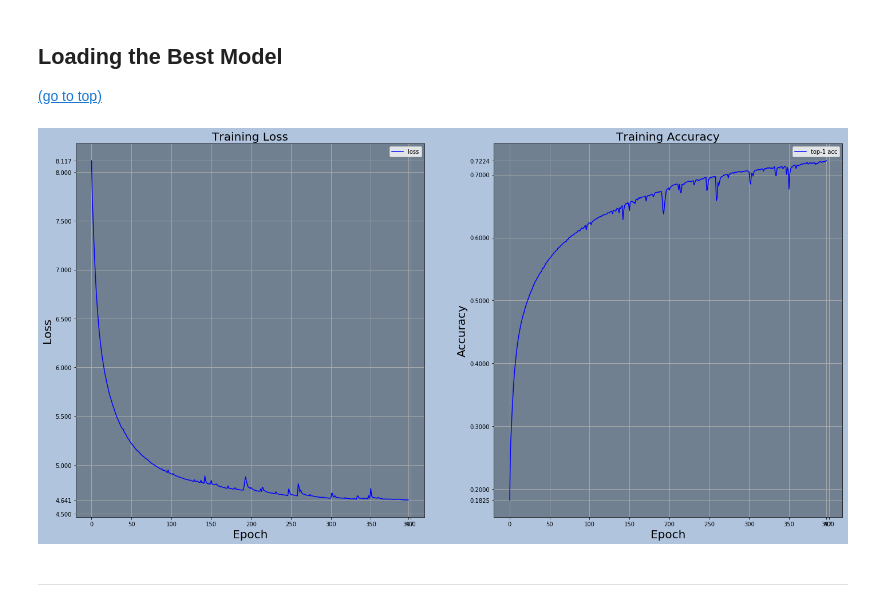
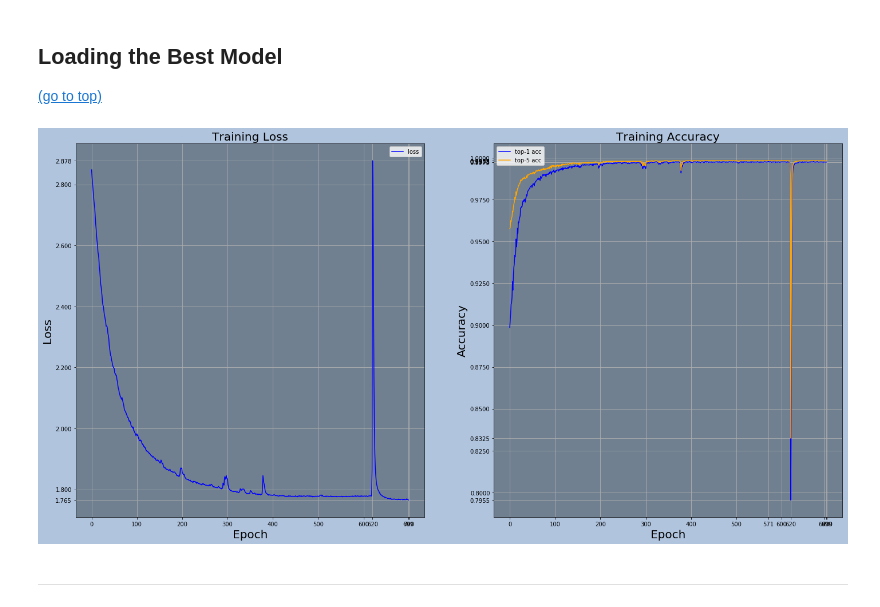
Before and after one commit to wytyang00/undertale_deltarune_soundtrack_generator, a Jupyter notebook: Undertale_Deltarune_Soundtrack_Generator.ipynb, the cells around one changed output. Drawn from its saved outputs; the diff is of its cells as text; code cells hidden in the pictures.

Commit message:
Visual Fix & Generation Fix

```diff
--- a/Undertale_Deltarune_Soundtrack_Generator.ipynb
+++ b/Undertale_Deltarune_Soundtrack_Generator.ipynb
@@ -448,7 +449,7 @@ torch.manual_seed(seed)
 
 batch_size = 8
 max_repeats = 15
-sequence_length = 200
+sequence_length = 300
 
 embedding_dim = 16
 hidden_dim = 256
@@ -468,7 +469,7 @@ device = torch.device('cuda' if torch.cuda.is_available() else 'cpu')
 print("Device:", device)
 print()
 
-ud_dataset = UndertaleDeltaruneDataset("./source/converted_texts", batch_size, max_repeats)
+ud_dataset = UndertaleDeltaruneDataset("./source/converted_texts/poc", batch_size, max_repeats)
 ud_loader = UDBatchLoader(ud_dataset, batch_size, sequence_length, False, True)
 
 model = UDNet(len(ud_dataset.tokens), embedding_dim, hidden_dim, dropout)
@@ -789,7 +803,7 @@ train(model, optimizer, criterion, n_epochs, device, ud_loader, lr_scheduler,
 ## Loading the Best Model
 [(go to top)](#Undertale-&-Deltarune-Soundtrack-Generator)
 # %%
-loaded_dict = torch.load("./temp/PoC_best.pth", map_location=device)
+loaded_dict = torch.load("./PoC_best.pth", map_location=device)
 history = loaded_dict['history']
 hyperparameters = loaded_dict['hyperparameters']
 model_dict = loaded_dict['model_dict']
@@ -812,8 +826,8 @@ axes[1].grid(True)
 axes[1].set_title("Training Accuracy", fontsize=fontsize)
 axes[1].set_xlabel("Epoch", fontsize=fontsize)
 axes[1].set_ylabel("Accuracy", fontsize=fontsize)
-axes[1].plot(history['epoch'], history['acc'], color='blue', label='top-1 acc')
-# axes[1].plot(history['epoch'], history['epoch'], color='orange', label='top-5 acc')
+axes[1].plot(history['epoch'], history['acc_1'], color='blue', label='top-1 acc')
+axes[1].plot(history['epoch'], history['acc_5'], color='orange', label='top-5 acc')
 axes[1].legend()
 
 xlim = axes[0].get_xlim()
@@ -825,63 +839,63 @@ index = len(history['loss']) - 1 - history['loss'][::-1].index(min(history['loss
 if index not in xticks:
     xticks.append(index)
 if history['epoch'][-1] not in xticks:
     xticks.append(history['epoch'][-1])
 axes[0].set_xticks(xticks)
 
 xlim = axes[1].get_xlim()
 xticks = [tick for tick in axes[1].get_xticks() if xlim[0] <= tick <= xlim[1]]
-index = len(history['acc']) - 1 - history['acc'][::-1].index(max(history['acc']))
+index = len(history['acc_1']) - 1 - history['acc_1'][::-1].index(max(history['acc_1']))
 if index not in xticks:
     xticks.append(index)
-index = len(history['acc']) - 1 - history['acc'][::-1].index(min(history['acc']))
+index = len(history['acc_1']) - 1 - history['acc_1'][::-1].index(min(history['acc_1']))
 if index not in xticks:
     xticks.append(index)
-# index = len(history['acc_5']) - 1 - history['acc_5'][::-1].index(max(history['acc_5']))
-# if index not in xticks:
-#     xticks.append(index)
-# index = len(history['acc_5']) - 1 - history['acc_5'][::-1].index(min(history['acc_5']))
-# if index not in xticks:
-#     xticks.append(index)
+index = len(history['acc_5']) - 1 - history['acc_5'][::-1].index(max(history['acc_5']))
+if index not in xticks:
+    xticks.append(index)
+index = len(history['acc_5']) - 1 - history['acc_5'][::-1].index(min(history['acc_5']))
+if index not in xticks:
+    xticks.append(index)
 if history['epoch'][-1] not in xticks:
     xticks.append(history['epoch'][-1])
 axes[1].set_xticks(xticks)
 
 ylim = axes[0].get_ylim()
 yticks = [tick for tick in axes[0].get_yticks() if ylim[0] <= tick <= ylim[1]]
 if max(history['loss']) not in yticks:
     yticks.append(max(history['loss']))
 if min(history['loss']) not in yticks:
     yticks.append(min(history['loss']))
 if history['loss'][-1] not in yticks:
     yticks.append(history['loss'][-1])
 axes[0].set_yticks(yticks)
 
 ylim = axes[1].get_ylim()
 yticks = [tick for tick in axes[1].get_yticks() if ylim[0] <= tick <= ylim[1]]
-if max(history['acc']) not in yticks:
-    yticks.append(max(history['acc']))
-if min(history['acc']) not in yticks:
-    yticks.append(min(history['acc']))
-if history['acc'][-1] not in yticks:
-    yticks.append(history['acc'][-1])
+if max(history['acc_1']) not in yticks:
+    yticks.append(max(history['acc_1']))
+if min(history['acc_1']) not in yticks:
+    yticks.append(min(history['acc_1']))
+if history['acc_1'][-1] not in yticks:
+    yticks.append(history['acc_1'][-1])
 axes[1].set_yticks(yticks);
-# ylim = axes[1].get_ylim()
-# yticks = [tick for tick in axes[1].get_yticks() if ylim[0] <= tick <= ylim[1]]
-# if max(history['acc_1']) not in yticks:
-#     yticks.append(max(history['acc_1']))
-# if min(history['acc_1']) not in yticks:
-#     yticks.append(min(history['acc_1']))
-# if history['acc_1'][-1] not in yticks:
-#     yticks.append(history['acc_1'][-1])
-# if max(history['acc_5']) not in yticks:
-#     yticks.append(max(history['acc_5']))
-# if min(history['acc_5']) not in yticks:
-#     yticks.append(min(history['acc_5']))
-# if history['acc_5'][-1] not in yticks:
-#     yticks.append(history['acc_5'][-1])
-# axes[1].set_yticks(yticks)
+ylim = axes[1].get_ylim()
+yticks = [tick for tick in axes[1].get_yticks() if ylim[0] <= tick <= ylim[1]]
+if max(history['acc_1']) not in yticks:
+    yticks.append(max(history['acc_1']))
+if min(history['acc_1']) not in yticks:
+    yticks.append(min(history['acc_1']))
+if history['acc_1'][-1] not in yticks:
+    yticks.append(history['acc_1'][-1])
+if max(history['acc_5']) not in yticks:
+    yticks.append(max(history['acc_5']))
+if min(history['acc_5']) not in yticks:
+    yticks.append(min(history['acc_5']))
+if history['acc_5'][-1] not in yticks:
+    yticks.append(history['acc_5'][-1])
+axes[1].set_yticks(yticks);
 # %% [output]
-[figure, old version]
+[figure, new version]
 # %% [markdown]
 ---
 # %% [markdown]
```
Also changed, not shown: parts of 7 cells of this notebook, 1 other file.
